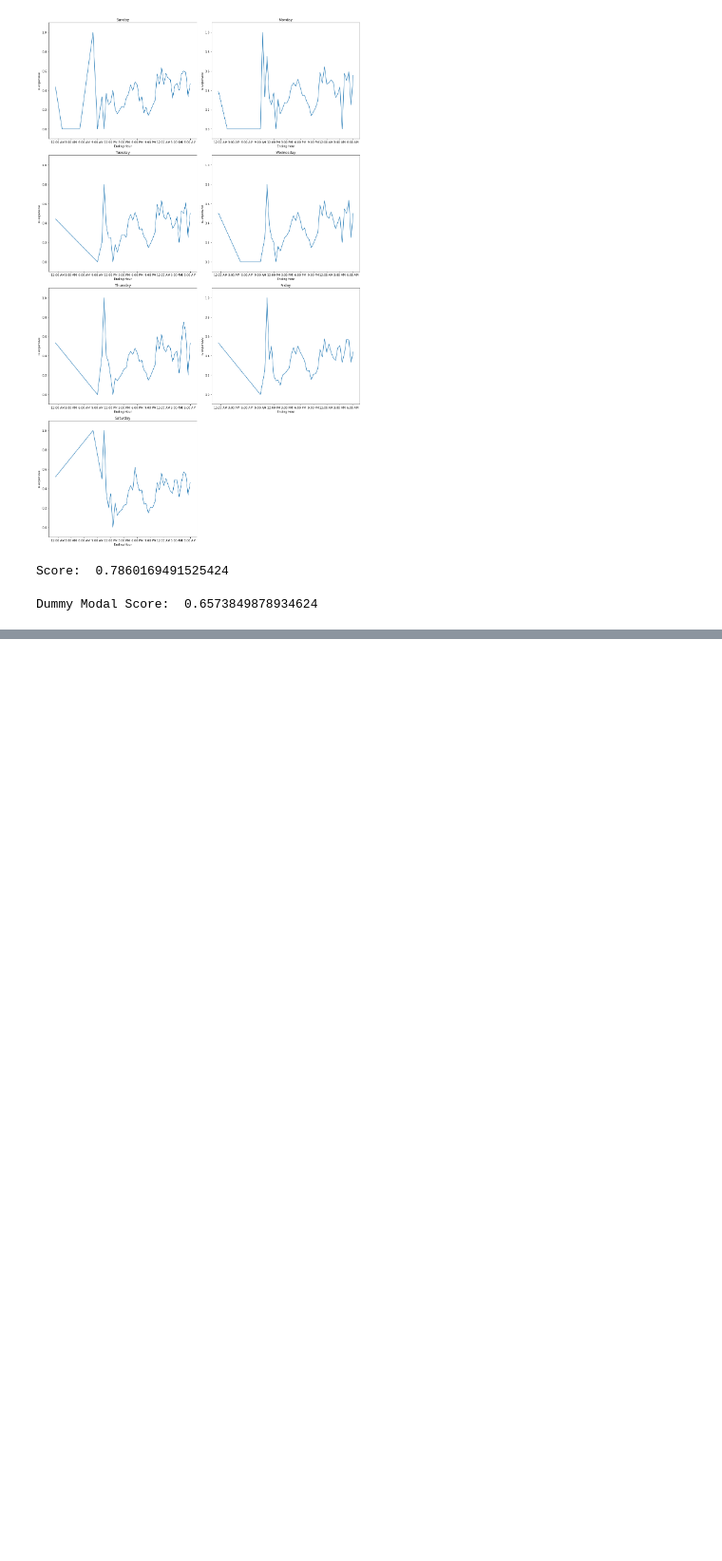
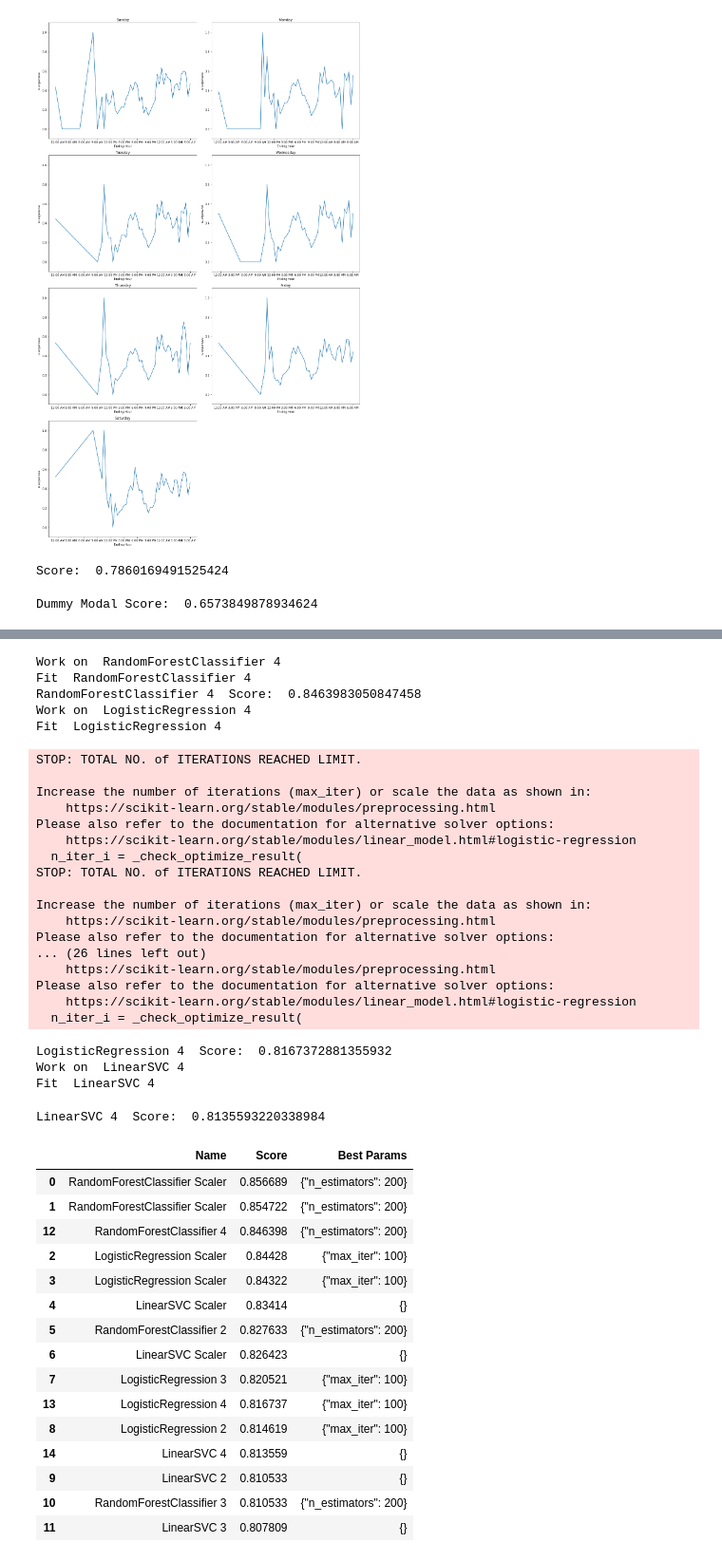
Before and after one commit to omer-priel/TheRootOfDataScience, a Jupyter notebook: notebooks/main.ipynb, the cells around one changed output, grey strips where cells are left out. Shown at 95% size. Saved outputs shown, nothing was run; the diff lists cells and outputs as text; code cells hidden in the pictures; blank space fills up the shorter version.

```diff
--- a/notebooks/main.ipynb
+++ b/notebooks/main.ipynb
@@ -824,7 +800,7 @@ if SHOW_IN_RELEASE:
         }
     ]
 
-    try_multi_models(models)
+    try_multi_models(models, False)
 # RandomForestRegressor  Score:  0.5371579181722024
 # %%
 df_models
@@ -920,0 +1084,65 @@ df_models
+# %%
+learn_load()
+
+def check(x):
+    if x == 'HasExpensiveLevel':
+        return False
+
+    if x.startswith("Cat_"):
+        return False
+    if x.startswith("ExtraAt_"):
+        return False
+
+    return True
+
+fi = list(filter(check, df.columns))
+
+x_sub_train = x_sub_train[fi]
+x_sub_test = x_sub_test[fi]
+
+learn_fit()
+df_models.sort_values('Score', ascending=False, inplace=True)
+df_models
+# %% [output]
+Work on  RandomForestClassifier 4
+Fit  RandomForestClassifier 4
+RandomForestClassifier 4  Score:  0.8463983050847458
+Work on  LogisticRegression 4
+Fit  LogisticRegression 4
+STOP: TOTAL NO. of ITERATIONS REACHED LIMIT.
+
+Increase the number of iterations (max_iter) or scale the data as shown in:
+    https://scikit-learn.org/stable/modules/preprocessing.html
+Please also refer to the documentation for alternative solver options:
+    https://scikit-learn.org/stable/modules/linear_model.html#logistic-regression
+  n_iter_i = _check_optimize_result(
+STOP: TOTAL NO. of ITERATIONS REACHED LIMIT.
+
+Increase the number of iterations (max_iter) or scale the data as shown in:
+    https://scikit-learn.org/stable/modules/preprocessing.html
+Please also refer to the documentation for alternative solver options:
+... (26 lines left out)
+    https://scikit-learn.org/stable/modules/preprocessing.html
+Please also refer to the documentation for alternative solver options:
+    https://scikit-learn.org/stable/modules/linear_model.html#logistic-regression
+  n_iter_i = _check_optimize_result(
+LogisticRegression 4  Score:  0.8167372881355932
+Work on  LinearSVC 4
+Fit  LinearSVC 4
+LinearSVC 4  Score:  0.8135593220338984
+|  | Name | Score | Best Params |
+| 0 | RandomForestClassifier Scaler | 0.856689 | {"n_estimators": 200} |
+| 1 | RandomForestClassifier Scaler | 0.854722 | {"n_estimators": 200} |
+| 12 | RandomForestClassifier 4 | 0.846398 | {"n_estimators": 200} |
+| 2 | LogisticRegression Scaler | 0.84428 | {"max_iter": 100} |
+| 3 | LogisticRegression Scaler | 0.84322 | {"max_iter": 100} |
+| 4 | LinearSVC Scaler | 0.83414 | {} |
+| 5 | RandomForestClassifier 2 | 0.827633 | {"n_estimators": 200} |
+| 6 | LinearSVC Scaler | 0.826423 | {} |
+| 7 | LogisticRegression 3 | 0.820521 | {"max_iter": 100} |
+| 13 | LogisticRegression 4 | 0.816737 | {"max_iter": 100} |
+| 8 | LogisticRegression 2 | 0.814619 | {"max_iter": 100} |
+| 14 | LinearSVC 4 | 0.813559 | {} |
+| 9 | LinearSVC 2 | 0.810533 | {} |
+| 10 | RandomForestClassifier 3 | 0.810533 | {"n_estimators": 200} |
+| 11 | LinearSVC 3 | 0.807809 | {} |
```
Also changed, not shown: parts of 25 cells of this notebook.
